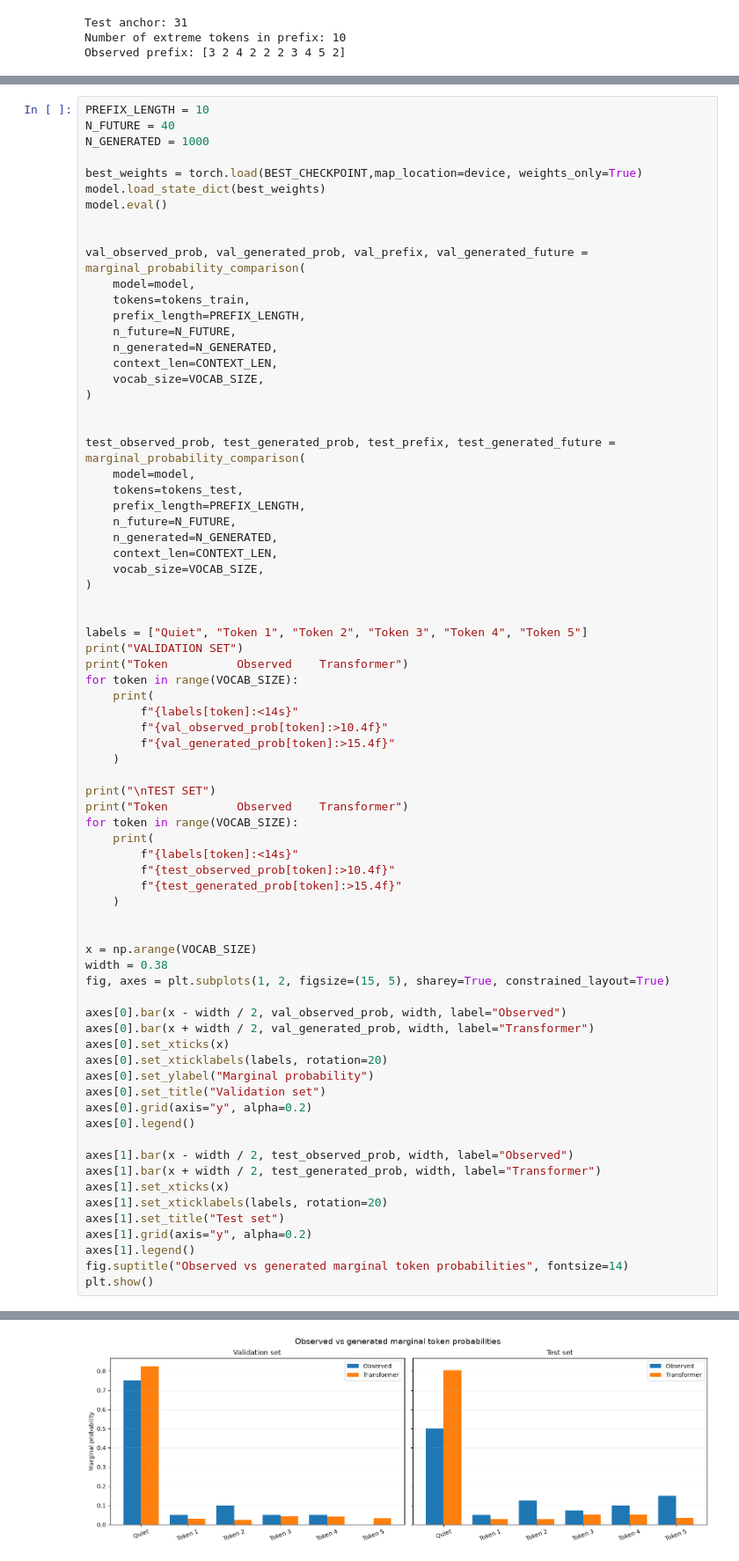
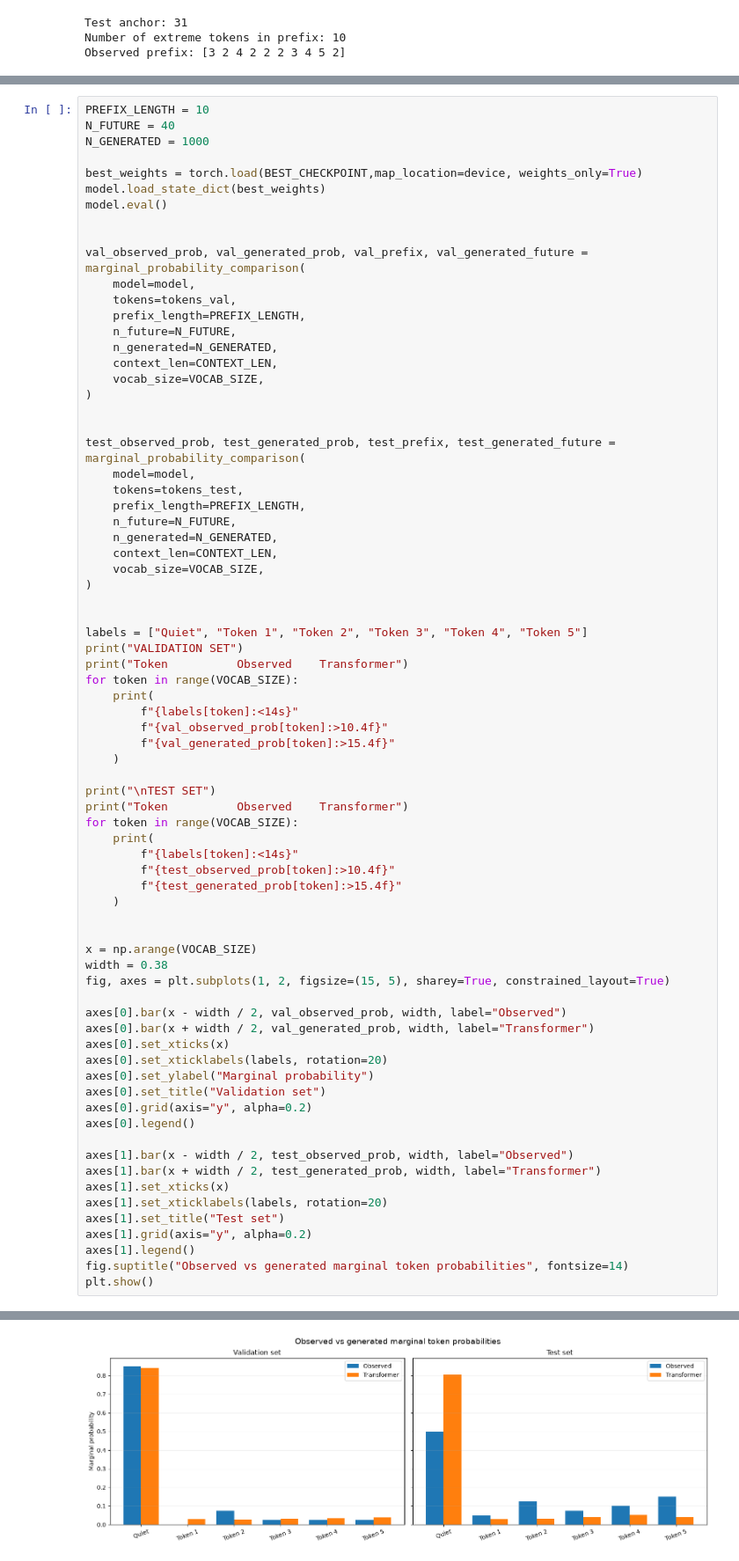
Before and after one commit to gamex-network/gamex_summer_school_cascades, a Jupyter notebook: 01_gamex_cascading_extremes_autoregressive.ipynb, the cells around one changed output, grey strips where cells are left out. Shown at 88% size. Cells and saved outputs as stored; diff of their text form.

```diff
--- a/01_gamex_cascading_extremes_autoregressive.ipynb
+++ b/01_gamex_cascading_extremes_autoregressive.ipynb
@@ -1091,7 +1152,7 @@ model.eval()
 
 val_observed_prob, val_generated_prob, val_prefix, val_generated_future = marginal_probability_comparison(
     model=model,
-    tokens=tokens_train,
+    tokens=tokens_val,
     prefix_length=PREFIX_LENGTH,
     n_future=N_FUTURE,
     n_generated=N_GENERATED,
@@ -1174,2 +1235,2 @@ Token 5           0.1500         0.0348
-[figure, old version]
+[figure, new version]
 # %% [markdown]
```
Also changed, not shown: parts of 25 cells of this notebook.
